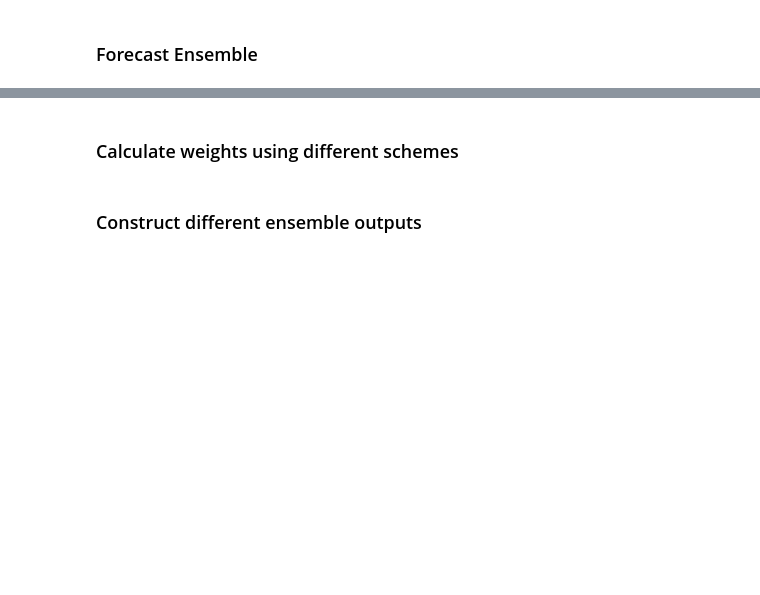
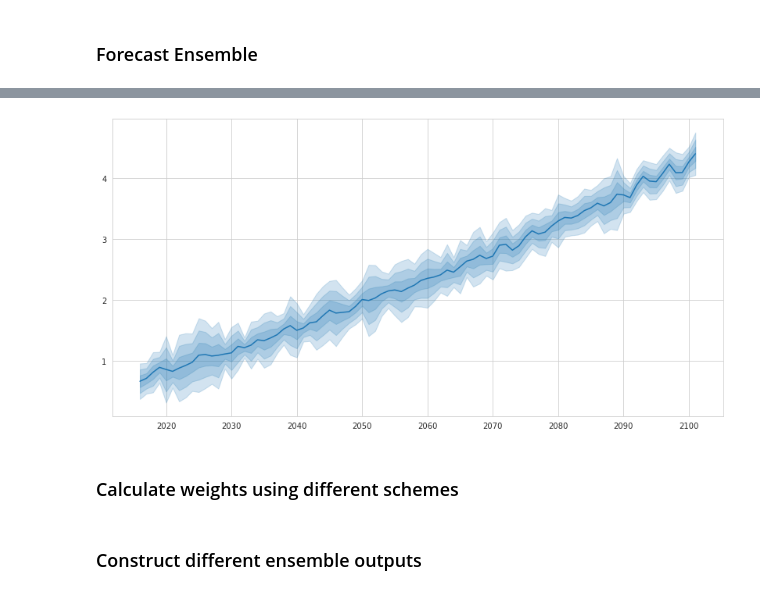
Before and after one commit to mattramos/bayesian_ensembling, a Jupyter notebook: experiments/figure2_xarray.ipynb, the cells around one changed output, grey strips where cells are left out. Saved outputs shown, nothing was run; the diff lists cells and outputs as text; code cells hidden in the pictures; blank space fills up the shorter version.

```diff
--- a/experiments/figure2_xarray.ipynb
+++ b/experiments/figure2_xarray.ipynb
@@ -134,3 +134,8 @@ WARNING:matplotlib.legend:No artists with labels found to put in legend.  Note t
 ### Forecast Ensemble
 # %%
 ssp_anom_models.fit(model=es.GPDTW1D(), compile_objective=True, n_optim_nits=1000)
+# %%
+single_ll_weights = weights.mean('time').expand_dims(time=ssp_anom_models[0].model_data.time, axis=1)
+# %%
+ensemble_method = es.Barycentre()
+output_ensemble = ensemble_method(ssp_anom_models, single_ll_weights)
@@ -137,3 +146,7 @@ ssp_anom_models.fit(model=es.GPDTW1D(), compile_objective=True, n_optim_nits=100
+# %%
+output_ensemble.plot_temporally()
+# %% [output]
+[figure, added]
 # %% [markdown]
 ### Calculate weights using different schemes
 # %%
```
Also changed, not shown: parts of 5 cells of this notebook, 1 other file.
